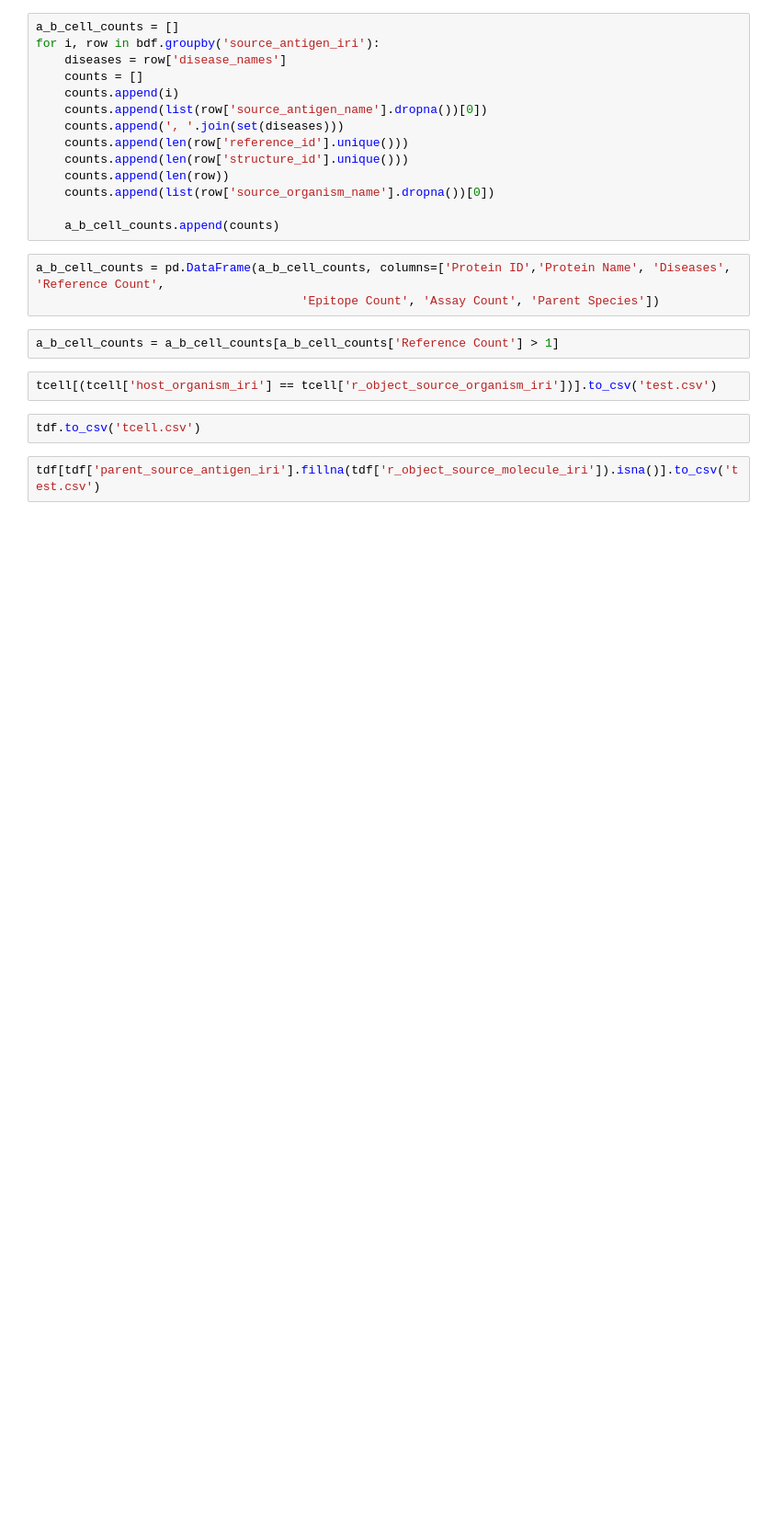
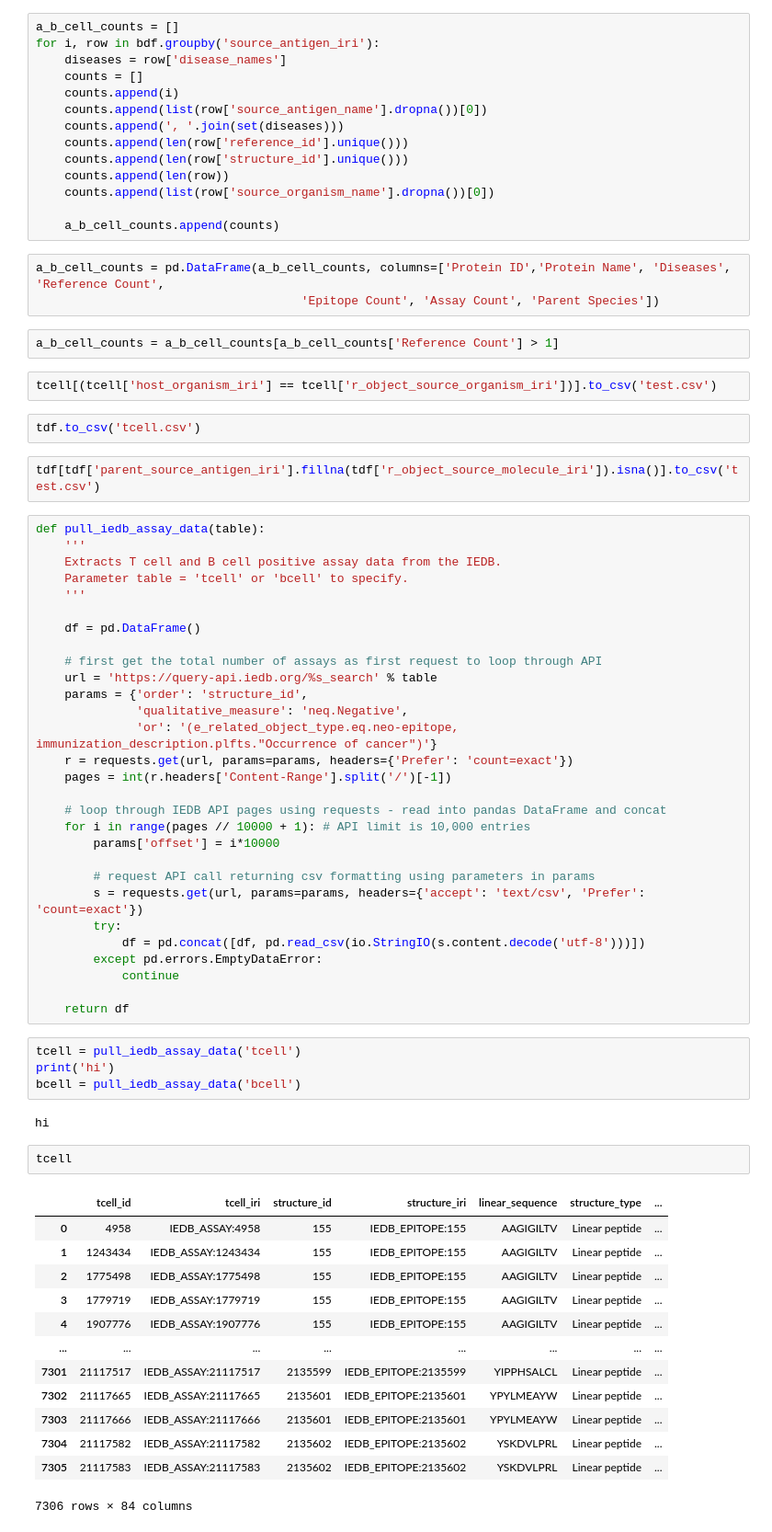
Before and after one commit to danielmarrama/autoimmune_antigens, a Jupyter notebook: notebooks/iedb_api.ipynb, the cells around one changed output. Shown at 92% size. Drawn from its saved outputs; the diff is of its cells as text; blank space fills up the shorter version.

Commit message:
cancer API params

```diff
--- a/notebooks/iedb_api.ipynb
+++ b/notebooks/iedb_api.ipynb
@@ -113,3 +113,54 @@ tcell[(tcell['host_organism_iri'] == tcell['r_object_source_organism_iri'])].to_
 tdf.to_csv('tcell.csv')
 # %%
 tdf[tdf['parent_source_antigen_iri'].fillna(tdf['r_object_source_molecule_iri']).isna()].to_csv('test.csv')
+# %%
+def pull_iedb_assay_data(table):
+    '''
+    Extracts T cell and B cell positive assay data from the IEDB.
+    Parameter table = 'tcell' or 'bcell' to specify.
+    '''
+
+    df = pd.DataFrame()
+
+    # first get the total number of assays as first request to loop through API
+    url = 'https://query-api.iedb.org/%s_search' % table
+    params = {'order': 'structure_id',
+              'qualitative_measure': 'neq.Negative',
+              'or': '(e_related_object_type.eq.neo-epitope, immunization_description.plfts."Occurrence of cancer")'}
+    r = requests.get(url, params=params, headers={'Prefer': 'count=exact'})
+    pages = int(r.headers['Content-Range'].split('/')[-1])
+
+    # loop through IEDB API pages using requests - read into pandas DataFrame and concat
+    for i in range(pages // 10000 + 1): # API limit is 10,000 entries
+        params['offset'] = i*10000
+
+        # request API call returning csv formatting using parameters in params
+        s = requests.get(url, params=params, headers={'accept': 'text/csv', 'Prefer': 'count=exact'})
+        try:
+            df = pd.concat([df, pd.read_csv(io.StringIO(s.content.decode('utf-8')))])
+        except pd.errors.EmptyDataError:
+            continue
+
+    return df
+# %%
+tcell = pull_iedb_assay_data('tcell')
+print('hi')
+bcell = pull_iedb_assay_data('bcell')
+# %% [output]
+hi
+# %%
+tcell
+# %% [output]
+|  | tcell_id | tcell_iri | structure_id | structure_iri | linear_sequence | structure_type | ... |
+| 0 | 4958 | IEDB_ASSAY:4958 | 155 | IEDB_EPITOPE:155 | AAGIGILTV | Linear peptide | ... |
+| 1 | 1243434 | IEDB_ASSAY:1243434 | 155 | IEDB_EPITOPE:155 | AAGIGILTV | Linear peptide | ... |
+| 2 | 1775498 | IEDB_ASSAY:1775498 | 155 | IEDB_EPITOPE:155 | AAGIGILTV | Linear peptide | ... |
+| 3 | 1779719 | IEDB_ASSAY:1779719 | 155 | IEDB_EPITOPE:155 | AAGIGILTV | Linear peptide | ... |
+| 4 | 1907776 | IEDB_ASSAY:1907776 | 155 | IEDB_EPITOPE:155 | AAGIGILTV | Linear peptide | ... |
+| ... | ... | ... | ... | ... | ... | ... | ... |
+| 7301 | 21117517 | IEDB_ASSAY:21117517 | 2135599 | IEDB_EPITOPE:2135599 | YIPPHSALCL | Linear peptide | ... |
+| 7302 | 21117665 | IEDB_ASSAY:21117665 | 2135601 | IEDB_EPITOPE:2135601 | YPYLMEAYW | Linear peptide | ... |
+| 7303 | 21117666 | IEDB_ASSAY:21117666 | 2135601 | IEDB_EPITOPE:2135601 | YPYLMEAYW | Linear peptide | ... |
+| 7304 | 21117582 | IEDB_ASSAY:21117582 | 2135602 | IEDB_EPITOPE:2135602 | YSKDVLPRL | Linear peptide | ... |
+| 7305 | 21117583 | IEDB_ASSAY:21117583 | 2135602 | IEDB_EPITOPE:2135602 | YSKDVLPRL | Linear peptide | ... |
+7306 rows × 84 columns
```
Also changed, not shown: 2 other files.
